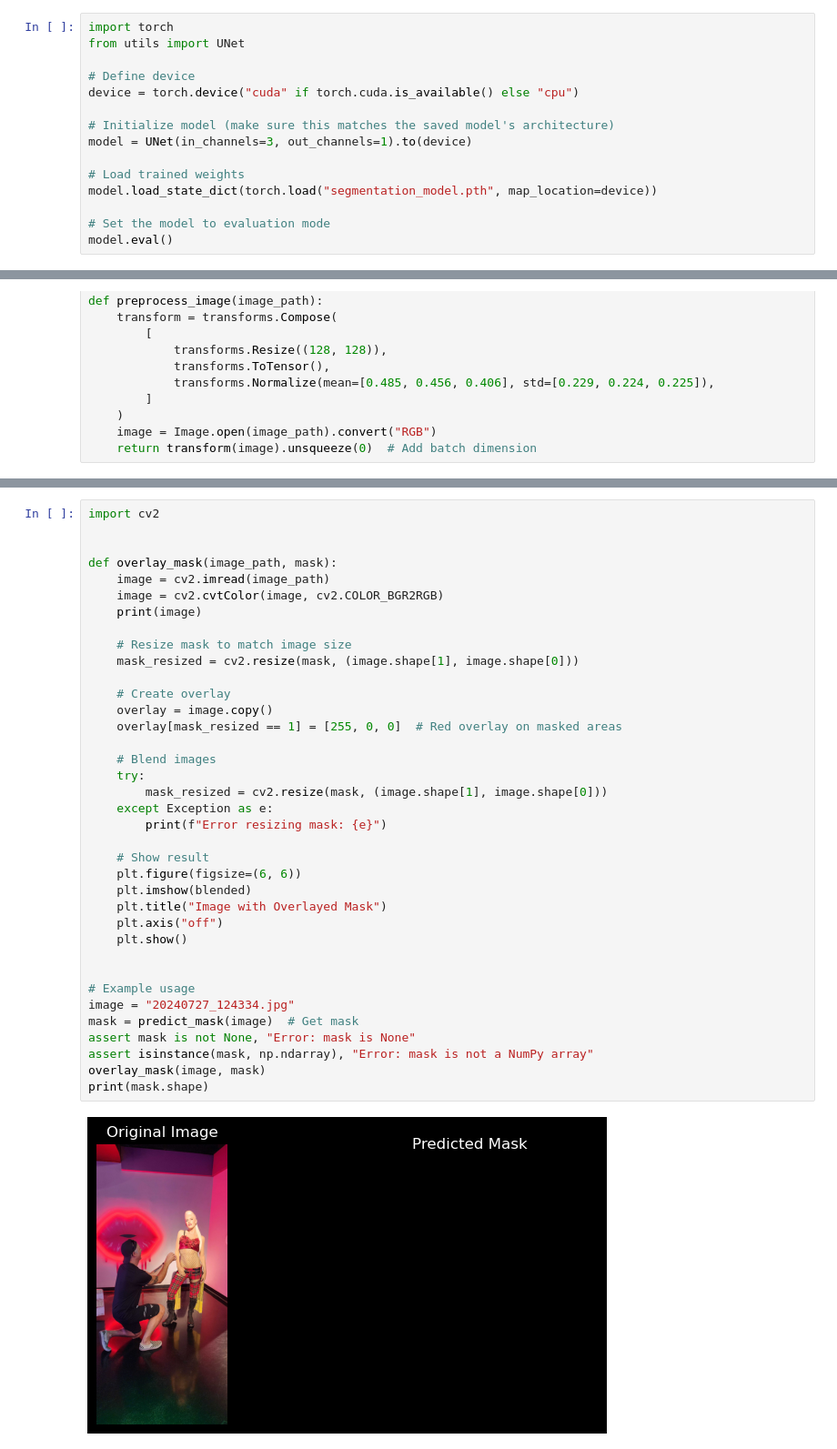
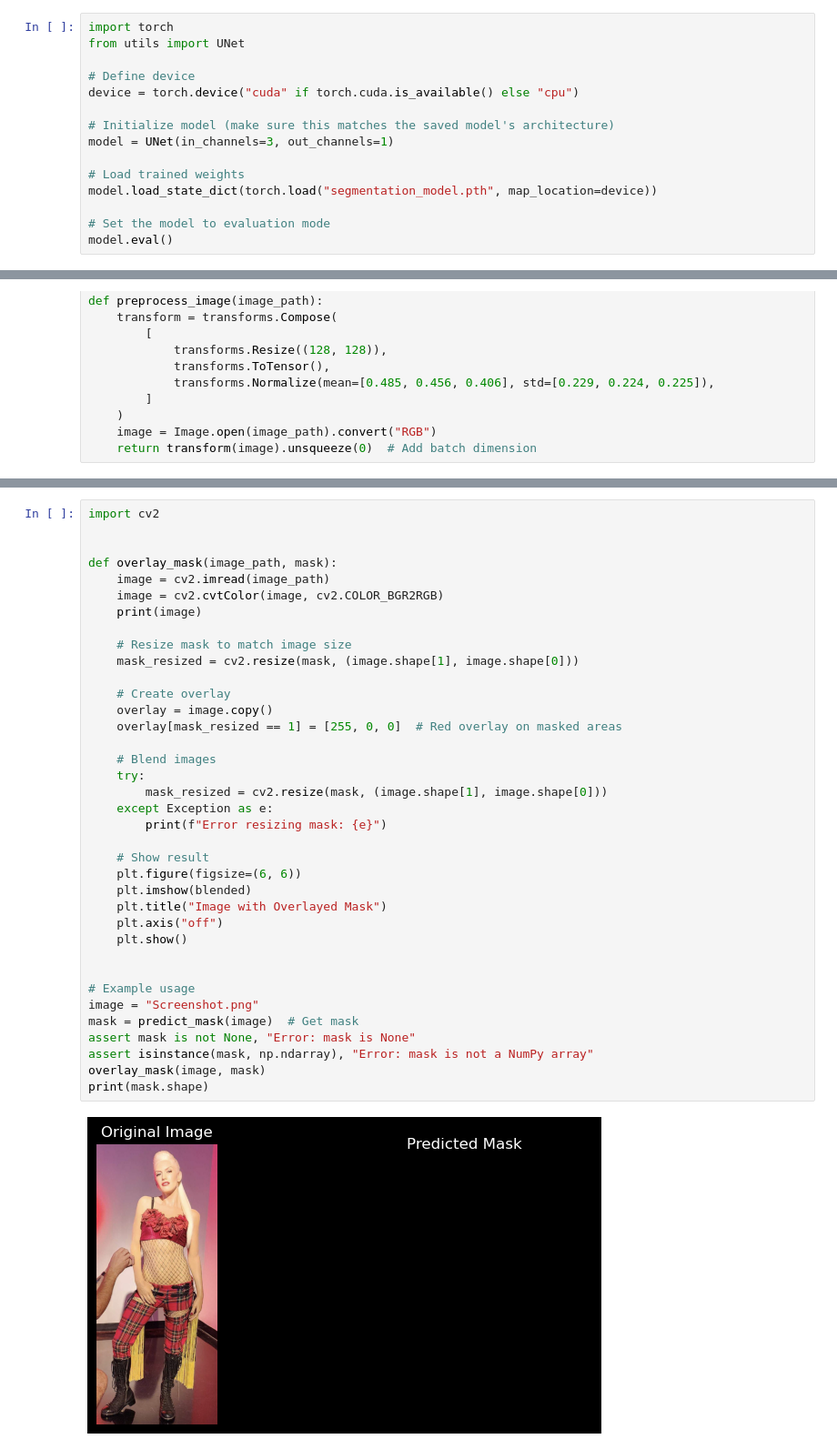
Before and after one commit to wetek-io/Project_3, a Jupyter notebook: Segmentation_test.ipynb, the cells around one changed output, grey strips where cells are left out. Shown: that part at 91% size. Saved outputs shown, nothing was run; the diff lists cells and outputs as text.

```diff
--- a/Segmentation_test.ipynb
+++ b/Segmentation_test.ipynb
@@ -6,7 +6,7 @@ from utils import UNet
 device = torch.device("cuda" if torch.cuda.is_available() else "cpu")
 
 # Initialize model (make sure this matches the saved model's architecture)
-model = UNet(in_channels=3, out_channels=1).to(device)
+model = UNet(in_channels=3, out_channels=1)
 
 # Load trained weights
 model.load_state_dict(torch.load("segmentation_model.pth", map_location=device))
@@ -96,33 +97,33 @@ def overlay_mask(image_path, mask):
     print(image)
 
     # Resize mask to match image size
     mask_resized = cv2.resize(mask, (image.shape[1], image.shape[0]))
 
     # Create overlay
     overlay = image.copy()
     overlay[mask_resized == 1] = [255, 0, 0]  # Red overlay on masked areas
 
     # Blend images
     try:
         mask_resized = cv2.resize(mask, (image.shape[1], image.shape[0]))
     except Exception as e:
         print(f"Error resizing mask: {e}")
 
     # Show result
     plt.figure(figsize=(6, 6))
     plt.imshow(blended)
     plt.title("Image with Overlayed Mask")
     plt.axis("off")
     plt.show()
 
 
 # Example usage
-image = "20240727_124334.jpg"
+image = "Screenshot.png"
 mask = predict_mask(image)  # Get mask
 assert mask is not None, "Error: mask is None"
 assert isinstance(mask, np.ndarray), "Error: mask is not a NumPy array"
 overlay_mask(image, mask)
 print(mask.shape)
 # %% [output]
-[figure, old version]
+[figure, new version]
 AssertionError: Error: mask is None
```
Also changed, not shown: parts of 1 cell of this notebook, 3 other files.
